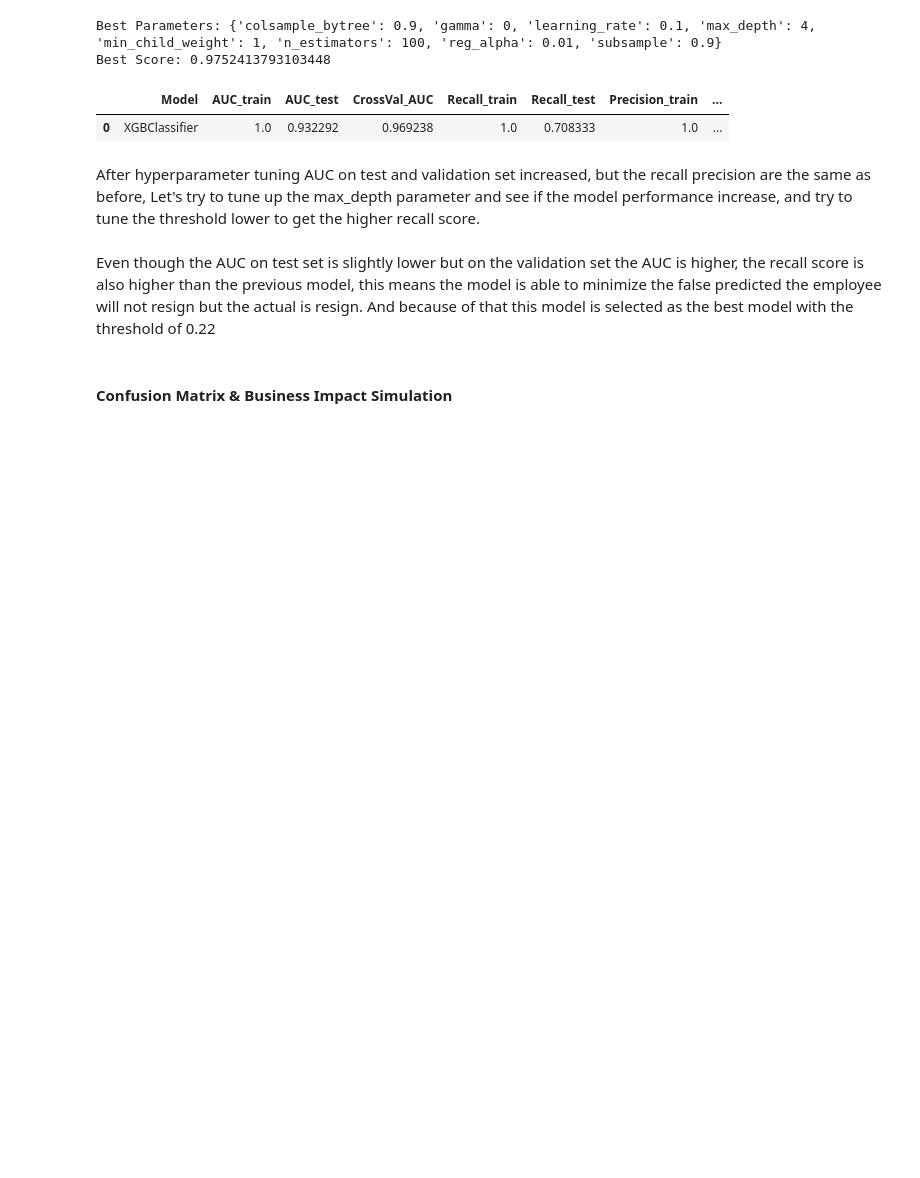
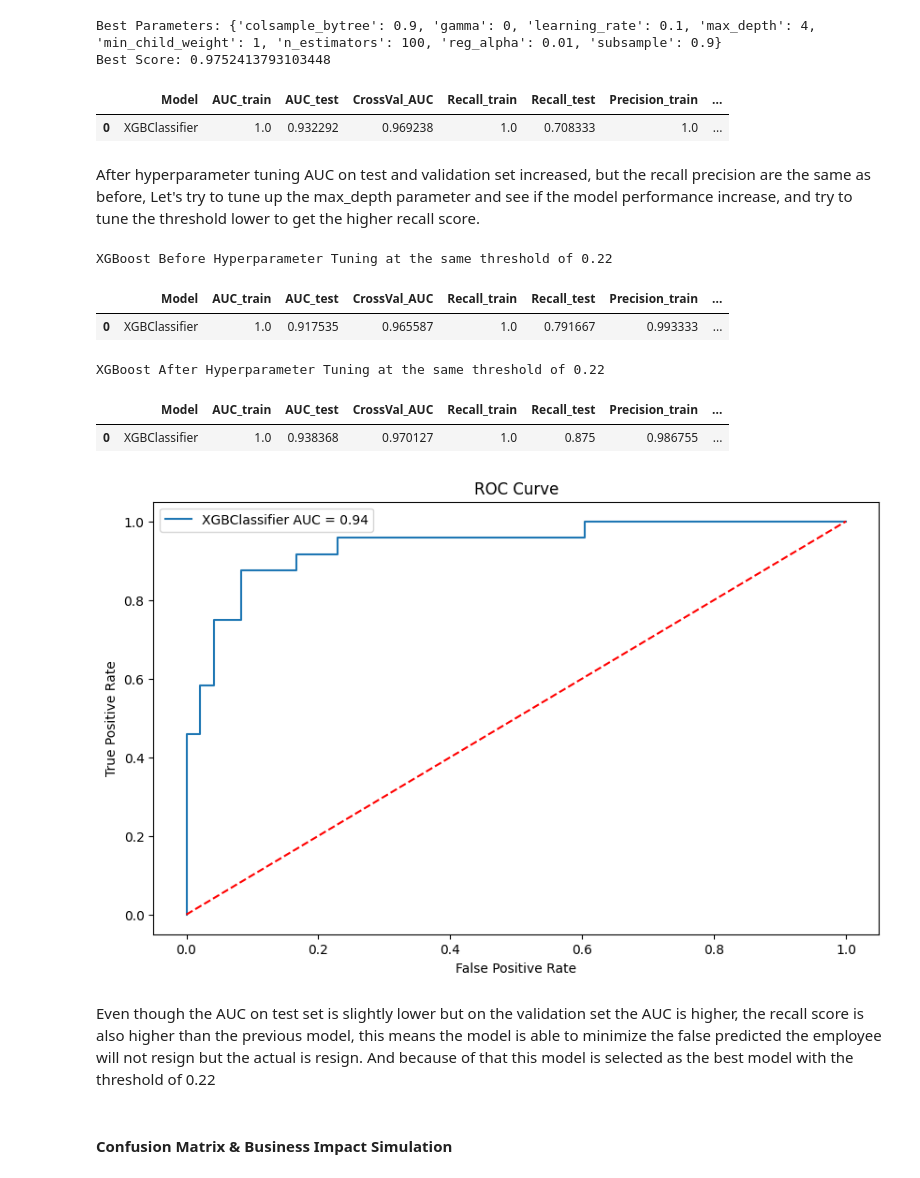
Before and after one commit to azaryasph/Improving-Employee-Retention-By-Predicting-Employee-Attrition-Using-Machine-Learning, a Jupyter notebook: notebook/predict_employee_attrition.ipynb, the cells around one changed output. Drawn from its saved outputs; the diff is of its cells as text; code cells hidden in the pictures; blank space fills up the shorter version.

```diff
--- a/notebook/predict_employee_attrition.ipynb
+++ b/notebook/predict_employee_attrition.ipynb
@@ -1507,6 +1507,43 @@ display(xgb_tuned_score)
 | 0 | XGBClassifier | 1.0 | 0.932292 | 0.969238 | 1.0 | 0.708333 | 1.0 | ... |
 # %% [markdown]
 After hyperparameter tuning AUC on test and validation set increased, but the recall precision are the same as before, Let's try to tune up the max_depth parameter and see if the model performance increase, and try to tune the threshold lower to get the higher recall score.
+# %%
+new_params = {
+    'colsample_bytree': 0.9,
+    'gamma': 0,
+    'learning_rate': 0.05,
+    'max_depth': 6, # Set the max_depth from 4 to 6
+    'min_child_weight': 1,
+    'n_estimators': 150,
+    'reg_alpha': 0.01,
+    'subsample': 0.9
+}
+
+# Tune the model with the best parameter and get the best threshold probability
+xgb_new = XGBClassifier(**new_params, random_state=103)
+
+# Train and evaluate the model with the same threshold of 0.22 (lower the threshold to find best recall score)
+score_before_tuning = train_eval_model(xgb_hr, X_train_over, y_train_over, X_test_ohe, y_test, 0.22)
+score_after_tuning = train_eval_model(xgb_new, X_train_over, y_train_over, X_test_ohe, y_test, 0.22)
+
+print('XGBoost Before Hyperparameter Tuning at the same threshold of 0.22')
+display(score_before_tuning)
+
+print('XGBoost After Hyperparameter Tuning at the same threshold of 0.22')
+display(score_after_tuning)
+
+fig, ax = plt.subplots(figsize=(10, 6))
+plot_roc_curve(xgb_new, X_train_over, y_train_over, X_test_ohe, y_test, ax)
+ax.legend()
+plt.show()
+# %% [output]
+XGBoost Before Hyperparameter Tuning at the same threshold of 0.22
+|  | Model | AUC_train | AUC_test | CrossVal_AUC | Recall_train | Recall_test | Precision_train | ... |
+| 0 | XGBClassifier | 1.0 | 0.917535 | 0.965587 | 1.0 | 0.791667 | 0.993333 | ... |
+XGBoost After Hyperparameter Tuning at the same threshold of 0.22
+|  | Model | AUC_train | AUC_test | CrossVal_AUC | Recall_train | Recall_test | Precision_train | ... |
+| 0 | XGBClassifier | 1.0 | 0.938368 | 0.970127 | 1.0 | 0.875 | 0.986755 | ... |
+[figure, added]
 # %% [markdown]
 Even though the AUC on test set is slightly lower but on the validation set the AUC is higher, the recall score is also higher than the previous model, this means the model is able to minimize the false predicted the employee will not resign but the actual is resign. And because of that this model is selected as the best model with the threshold of 0.22
 # %% [markdown]
```
Also changed, not shown: parts of 3 cells of this notebook, 1 other file.
